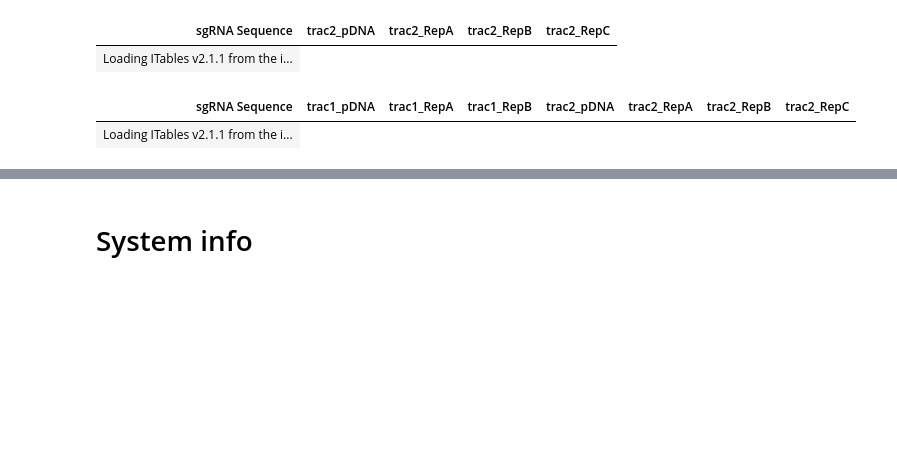
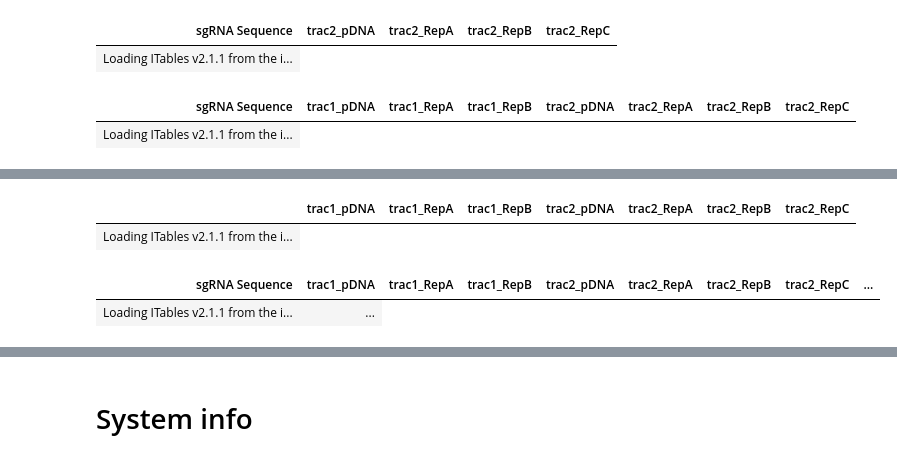
Before and after one commit to deannachurch/SBCapstone_CRISPRScreens, a Jupyter notebook: notebooks/Brunello_count_library.ipynb, the cells around one changed output, grey strips where cells are left out. Saved outputs shown, nothing was run; the diff lists cells and outputs as text; code cells hidden in the pictures; blank space fills up the shorter version.

```diff
--- a/notebooks/Brunello_count_library.ipynb
+++ b/notebooks/Brunello_count_library.ipynb
@@ -656,0 +675,16 @@ show(brunello_df.head())
+# %%
+brunello_df.describe()
+# %% [output]
+|  | trac1_pDNA | trac1_RepA | trac1_RepB | trac2_pDNA | trac2_RepA | trac2_RepB | trac2_RepC |
+| Loading ITables v2.1.1 from the i... |
+# %%
+cols=['trac1_pDNA', 'trac1_RepA', 'trac1_RepB', 'trac2_pDNA', 'trac2_RepA', 'trac2_RepB', 'trac2_RepC']
+for col in cols:
+    total_counts = brunello_df[col].sum()
+    normalized_col_name = col + '_CPM'  # Create a new column name for the normalized data
+    brunello_df[normalized_col_name] = (brunello_df[col] / total_counts) * 1_000_000
+
+show(brunello_df)
+# %% [output]
+| sgRNA Sequence | trac1_pDNA | trac1_RepA | trac1_RepB | trac2_pDNA | trac2_RepA | trac2_RepB | trac2_RepC | ... |
+| Loading ITables v2.1.1 from the i... | ... |
```
Also changed, not shown: parts of 3 cells of this notebook.
